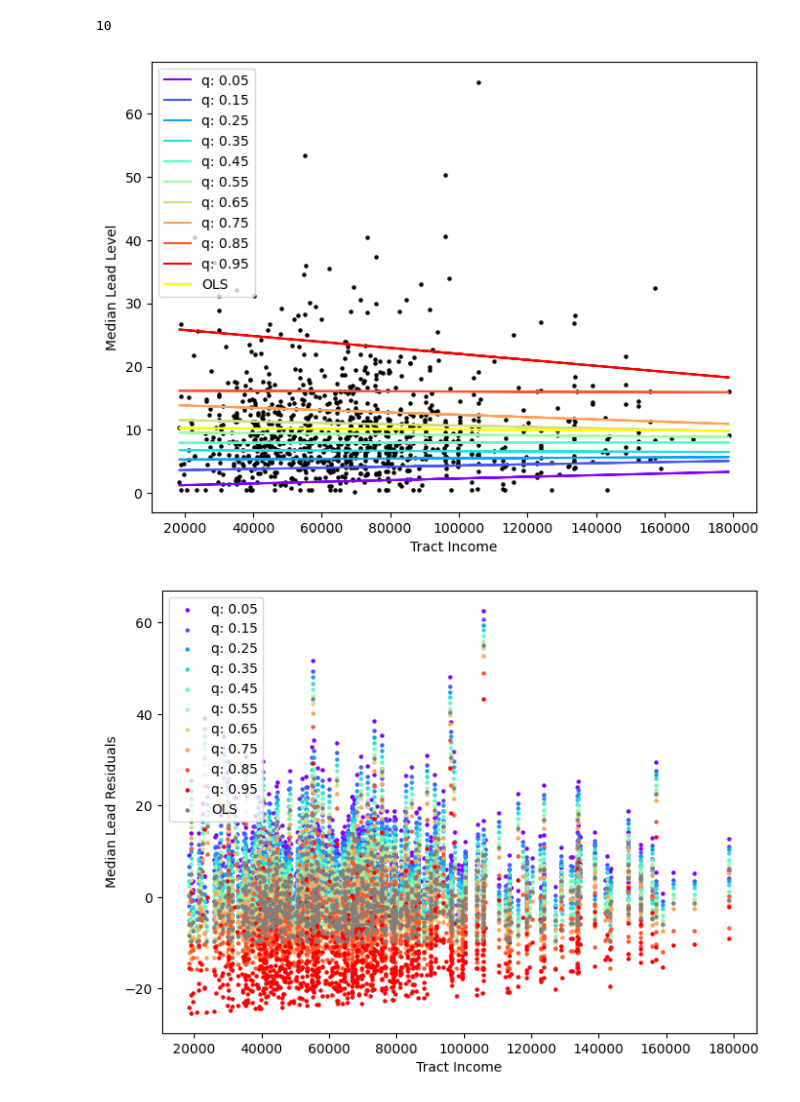
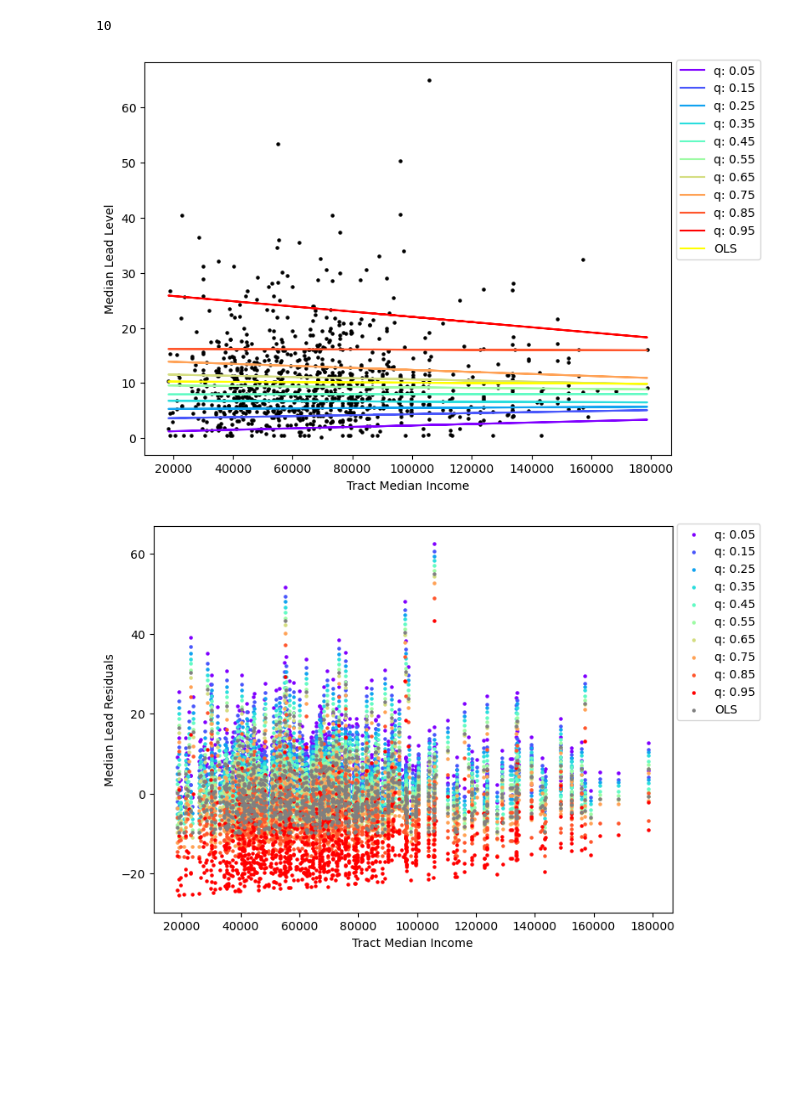
Before and after one commit to jacobhthomas/LeadWater, a Jupyter notebook: qr_income.ipynb, the cells around one changed output. Cells and saved outputs as stored; diff of their text form; code cells hidden in the pictures; blank space fills up the shorter version.

```diff
--- a/qr_income.ipynb
+++ b/qr_income.ipynb
@@ -35,7 +35,7 @@ df.head(5)
 Least Absolute Deviation
 # %%
 mod = smf.quantreg('median_lead ~ tract_income', df)
-res = mod.fit(q=.5)
+res = mod.fit(q=.9)
 print(res.summary())
 # %% [output]
                          QuantReg Regression Results
@@ -97,29 +97,29 @@ models.shape[0]
 # %%
 fig, ax = plt.subplots(figsize=(8,6))
 colors = cm.rainbow(np.linspace(0, 1, models.shape[0]))
 
 for i in range(models.shape[0]):
     y = models.a[i] + models.b[i] * df.tract_income
     ax.plot(df.tract_income, y, linestyle='solid', color=colors[i],label='q: ' + str(models.q[i].round(2)))
 
 
 
 y_ols = ols['a'] + ols['b'] * df.tract_income
 
 ax.plot(df.tract_income, y_ols, color='yellow', label='OLS')
 
 ax.scatter(df.tract_income, df.median_lead, color='black',s=5)
 
-ax.set_xlabel('Tract Income')
+ax.set_xlabel('Tract Median Income')
 ax.set_ylabel('Median Lead Level')
 
-ax.legend(loc='upper left')
+ax.legend(bbox_to_anchor=(1.18, 1.02))
 
 
 
 plt.show()
 # %% [output]
-[figure, old version]
+[figure, new version]
 # %%
 #residual plot for quantile regression
 fig, ax = plt.subplots(figsize=(8,6))
@@ -138,11 +138,11 @@ ax.legend(loc='upper left')
 
 ax.scatter(df.tract_income, df.median_lead - y_ols, color='grey', label='OLS',s=5)
 
-ax.set_xlabel('Tract Income')
+ax.set_xlabel('Tract Median Income')
 ax.set_ylabel('Median Lead Residuals')
 
-ax.legend(loc='upper left')
+ax.legend(bbox_to_anchor=(1.18, 1.02))
 
 plt.show()
 # %% [output]
-[figure, old version]
+[figure, new version]
```
Also changed, not shown: parts of 1 cell of this notebook, 2 other files.
